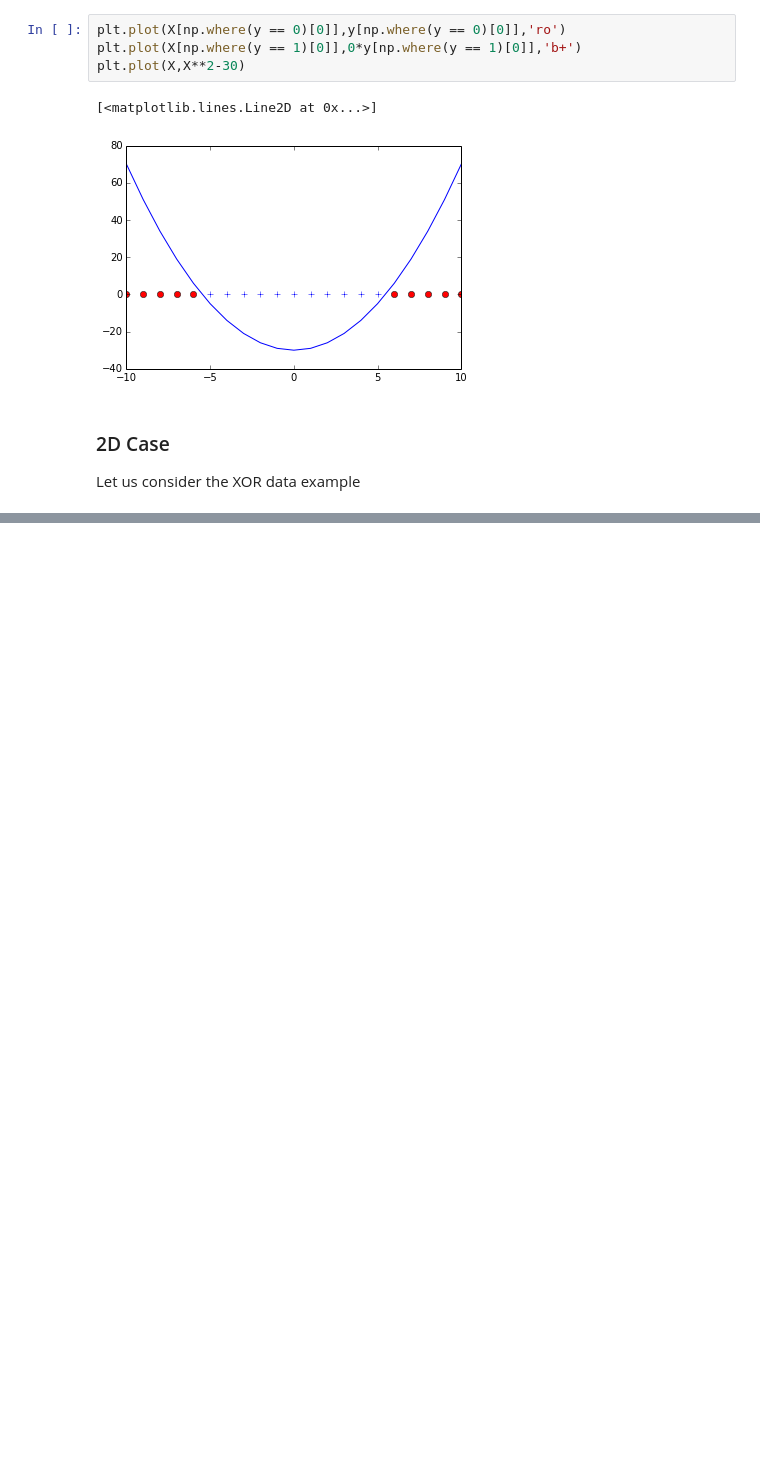
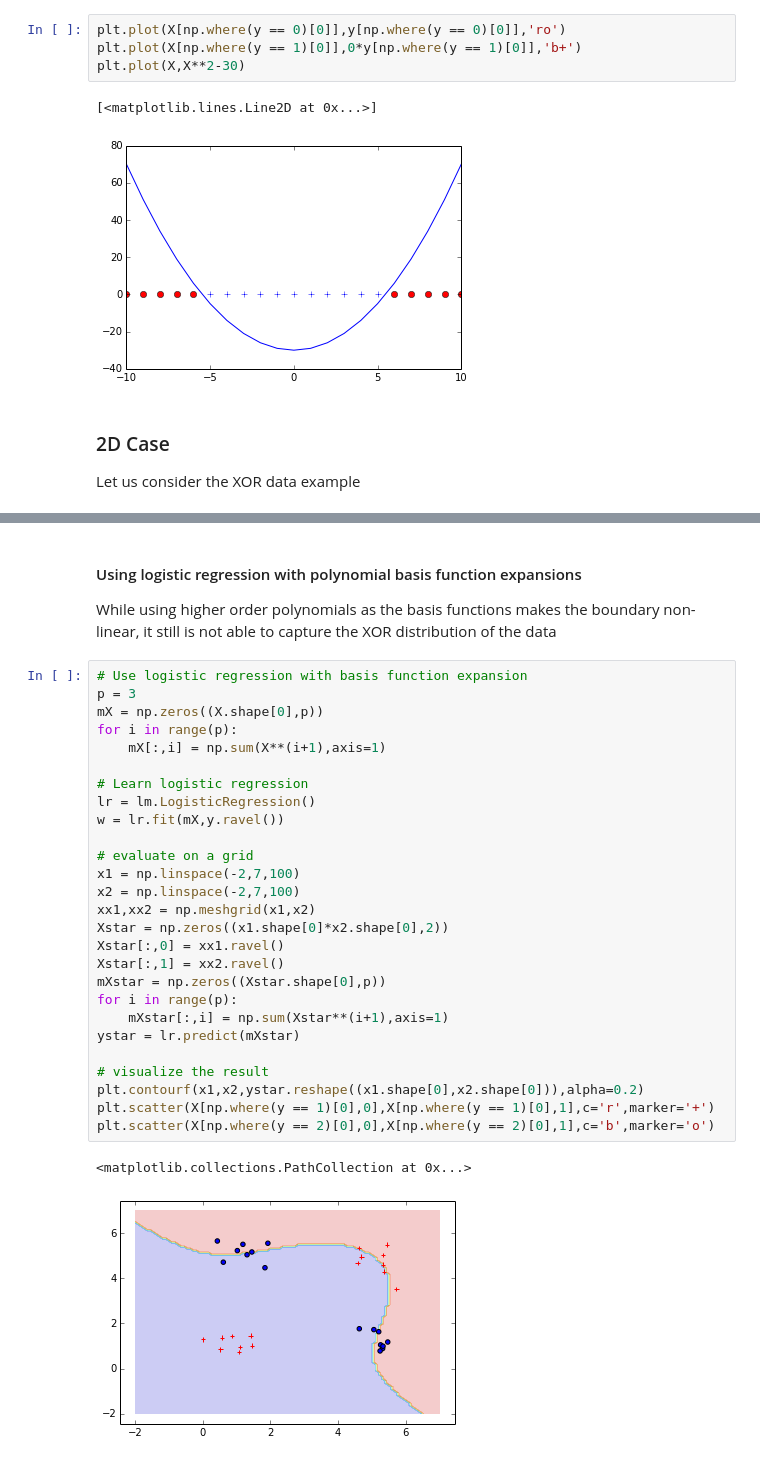
Before and after one commit to ubdsgroup/mlcourse-ub-notebooks, a Jupyter notebook: notebooks/Lecture27.ipynb, the cells around one changed output, grey strips where cells are left out. Saved outputs shown, nothing was run; the diff lists cells and outputs as text; blank space fills up the shorter version.

```diff
--- a/notebooks/Lecture27.ipynb
+++ b/notebooks/Lecture27.ipynb
@@ -103,0 +89,33 @@ plt.scatter(X[np.where(y == 2)[0],0],X[np.where(y == 2)[0],1],c='b',marker='o')
+# %% [markdown]
+#### Using logistic regression with polynomial basis function expansions
+While using higher order polynomials as the basis functions makes the boundary non-linear, it still is not able to capture the XOR distribution of the data
+# %%
+# Use logistic regression with basis function expansion
+p = 3
+mX = np.zeros((X.shape[0],p))
+for i in range(p):
+    mX[:,i] = np.sum(X**(i+1),axis=1)
+
+# Learn logistic regression
+lr = lm.LogisticRegression()
+w = lr.fit(mX,y.ravel())
+
+# evaluate on a grid
+x1 = np.linspace(-2,7,100)
+x2 = np.linspace(-2,7,100)
+xx1,xx2 = np.meshgrid(x1,x2)
+Xstar = np.zeros((x1.shape[0]*x2.shape[0],2))
+Xstar[:,0] = xx1.ravel()
+Xstar[:,1] = xx2.ravel()
+mXstar = np.zeros((Xstar.shape[0],p))
+for i in range(p):
+    mXstar[:,i] = np.sum(Xstar**(i+1),axis=1)
+ystar = lr.predict(mXstar)
+
+# visualize the result
+plt.contourf(x1,x2,ystar.reshape((x1.shape[0],x2.shape[0])),alpha=0.2)
+plt.scatter(X[np.where(y == 1)[0],0],X[np.where(y == 1)[0],1],c='r',marker='+')
+plt.scatter(X[np.where(y == 2)[0],0],X[np.where(y == 2)[0],1],c='b',marker='o')
+# %% [output]
+<matplotlib.collections.PathCollection at 0x...>
+[figure, added]
```
Also changed, not shown: parts of 5 cells of this notebook.
